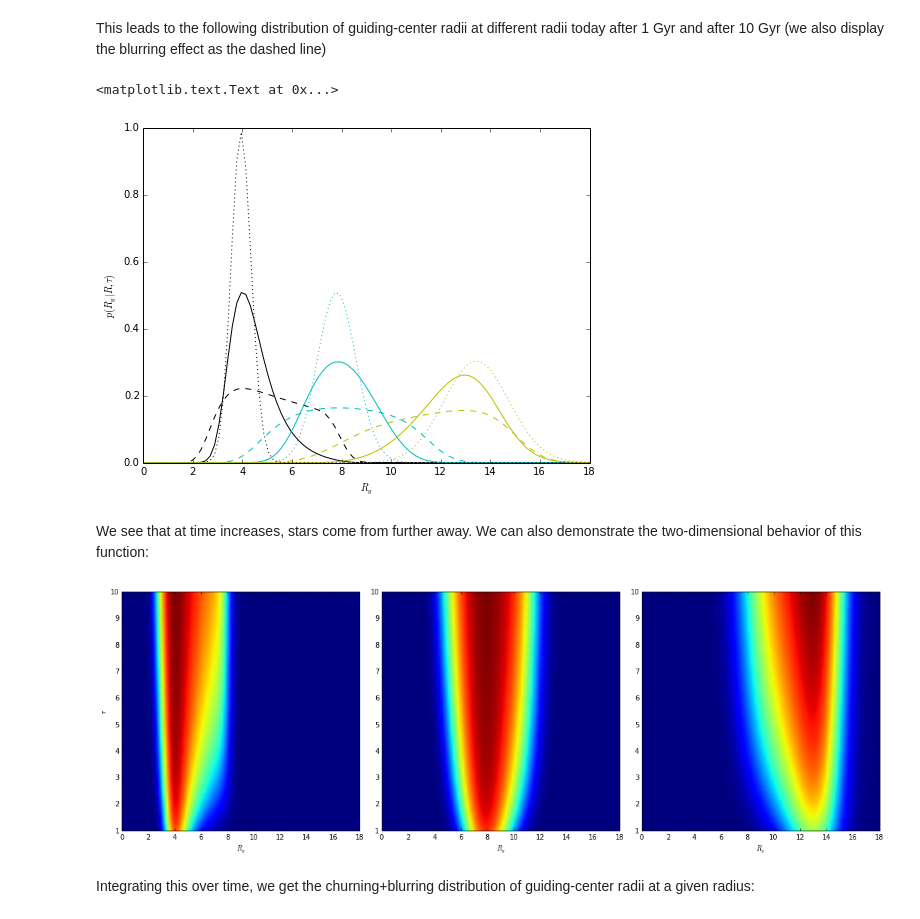
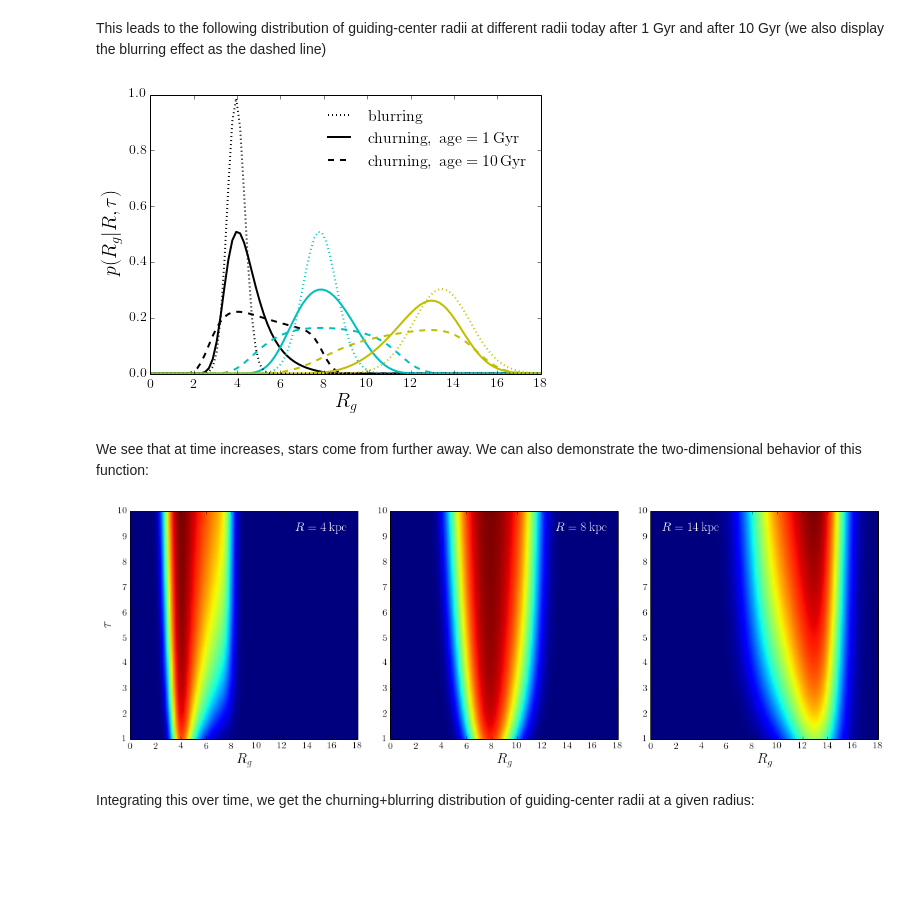
Before and after one commit to jobovy/simple-blurring-churning, a Jupyter notebook: blurring-churning-example.ipynb, the cells around one changed output. Cells and saved outputs as stored; diff of their text form; code cells hidden in the pictures; blank space fills up the shorter version.

Commit message:
prettier plots; better labels

```diff
--- a/blurring-churning-example.ipynb
+++ b/blurring-churning-example.ipynb
@@ -59,20 +62,27 @@ pRgRtau8_10= simple_blurring_churning.churning_pRgRtau(Rgs,8.,10.)
 pRgRtau14_1= simple_blurring_churning.churning_pRgRtau(Rgs,14.,1.)
 pRgRtau14_10= simple_blurring_churning.churning_pRgRtau(Rgs,14.,10.)
 # %%
-plot(Rgs,pRgRtau4_1/numpy.sum(pRgRtau4_1)/(Rgs[1]-Rgs[0]),color='k')
-plot(Rgs,pRgRtau4_10/numpy.sum(pRgRtau4_10)/(Rgs[1]-Rgs[0]),ls='--',color='k')
-plot(Rgs,pRgRtau8_1/numpy.sum(pRgRtau8_1)/(Rgs[1]-Rgs[0]),color='c')
-plot(Rgs,pRgRtau8_10/numpy.sum(pRgRtau8_10)/(Rgs[1]-Rgs[0]),ls='--',color='c')
-plot(Rgs,pRgRtau14_1/numpy.sum(pRgRtau14_1)/(Rgs[1]-Rgs[0]),color='y')
-plot(Rgs,pRgRtau14_10/numpy.sum(pRgRtau14_10)/(Rgs[1]-Rgs[0]),ls='--',color='y')
-plot(Rgs,pRgsb4/numpy.sum(pRgsb4)/(Rgs[1]-Rgs[0]),ls=':',color='k')
-plot(Rgs,pRgsb8/numpy.sum(pRgsb8)/(Rgs[1]-Rgs[0]),ls=':',color='c')
-plot(Rgs,pRgsb14/numpy.sum(pRgsb14)/(Rgs[1]-Rgs[0]),ls=':',color='y')
+line1= plot(Rgs,pRgRtau4_1/numpy.sum(pRgRtau4_1)/(Rgs[1]-Rgs[0]),color='k',lw=2.)
+line2= plot(Rgs,pRgRtau4_10/numpy.sum(pRgRtau4_10)/(Rgs[1]-Rgs[0]),ls='--',color='k',lw=2.)
+plot(Rgs,pRgRtau8_1/numpy.sum(pRgRtau8_1)/(Rgs[1]-Rgs[0]),color='c',lw=2.)
+plot(Rgs,pRgRtau8_10/numpy.sum(pRgRtau8_10)/(Rgs[1]-Rgs[0]),ls='--',color='c',lw=2.)
+plot(Rgs,pRgRtau14_1/numpy.sum(pRgRtau14_1)/(Rgs[1]-Rgs[0]),color='y',lw=2.)
+plot(Rgs,pRgRtau14_10/numpy.sum(pRgRtau14_10)/(Rgs[1]-Rgs[0]),ls='--',color='y',lw=2.)
+line3= plot(Rgs,pRgsb4/numpy.sum(pRgsb4)/(Rgs[1]-Rgs[0]),ls=':',color='k',lw=2.)
+plot(Rgs,pRgsb8/numpy.sum(pRgsb8)/(Rgs[1]-Rgs[0]),ls=':',color='c',lw=2.)
+plot(Rgs,pRgsb14/numpy.sum(pRgsb14)/(Rgs[1]-Rgs[0]),ls=':',color='y',lw=2.)
 xlabel(r'$R_g$')
 ylabel(r'$p(R_g|R,\tau)$')
+l1= pyplot.legend((line3[0],line1[0],line2[0]),
+                  (r'$\mathrm{blurring}$',
+                   r'$\mathrm{churning,\ age=1\, Gyr}$',
+                   r'$\mathrm{churning,\ age=10\, Gyr}$'),
+                  loc='upper right',#bbox_to_anchor=(.91,.375),
+                  numpoints=8,
+                  prop={'size':16},
+                  frameon=False)
 # %% [output]
-<matplotlib.text.Text at 0x...>
-[figure, old version]
+[figure, new version]
 # %% [markdown]
 We see that at time increases, stars come from further away. We can also demonstrate the two-dimensional behavior of this function:
 # %%
@@ -83,19 +93,22 @@ pRgage14= numpy.array([simple_blurring_churning.churning_pRgRtau(Rgs,14.,a) for
 # %%
 figsize(16,6)
 subplot(1,3,1)
 imshow(pRgage4,origin='lower',cmap='jet',extent=[Rgs[0],Rgs[-1],ages[0],ages[-1]],aspect=(Rgs[-1]-Rgs[0])/(ages[-1]-ages[0]))
+bovy_plot.bovy_text(r'$R=4\, \mathrm{kpc}$',top_right=True,size=18.,color='w')
 xlabel(r'$R_g$')
 ylabel(r'$\tau$')
 subplot(1,3,2)
 imshow(pRgage8,origin='lower',cmap='jet',extent=[Rgs[0],Rgs[-1],ages[0],ages[-1]],aspect=(Rgs[-1]-Rgs[0])/(ages[-1]-ages[0]))
+bovy_plot.bovy_text(r'$R=8\, \mathrm{kpc}$',top_right=True,size=18.,color='w')
 xlabel(r'$R_g$')
 subplot(1,3,3)
 imshow(pRgage14,origin='lower',cmap='jet',extent=[Rgs[0],Rgs[-1],ages[0],ages[-1]],aspect=(Rgs[-1]-Rgs[0])/(ages[-1]-ages[0]))
+bovy_plot.bovy_text(r'$R=14\, \mathrm{kpc}$',top_left=True,size=18.,color='w')
 xlabel(r'$R_g$')
 tight_layout()
 figsize(8,6)
 # %% [output]
-[figure, old version]
+[figure, new version]
 # %% [markdown]
 Integrating this over time, we get the churning+blurring distribution of guiding-center radii at a given radius:
 # %%
```
Also changed, not shown: parts of 7 cells of this notebook.
